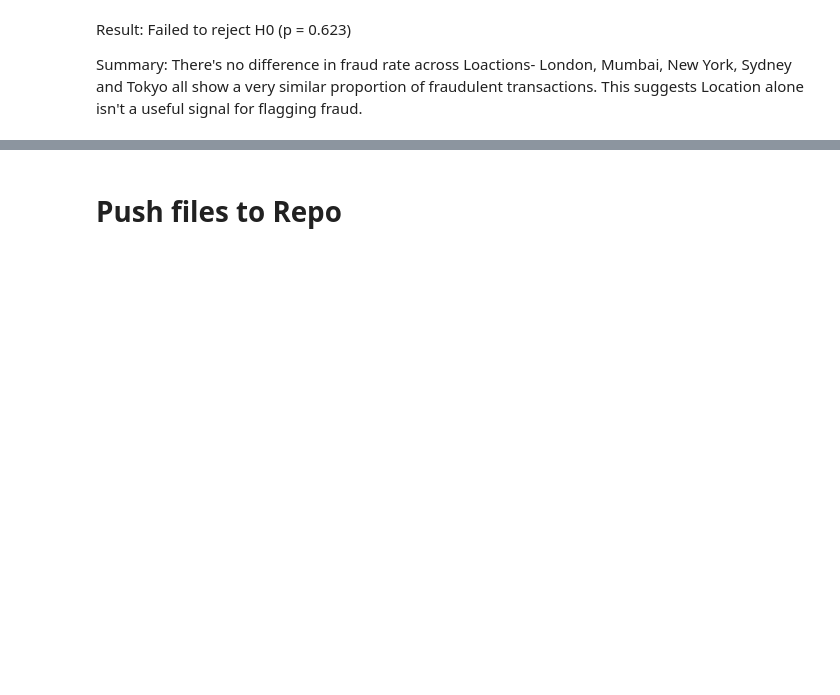
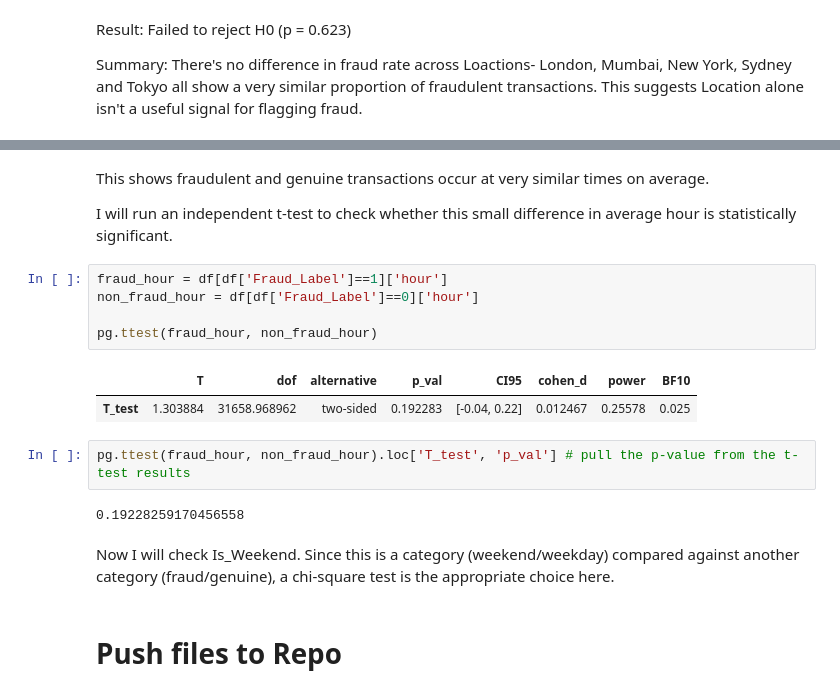
Before and after one commit to navmann99/Fraud-Analysis, a Jupyter notebook: jupyter_notebooks/02-EDA.ipynb, the cells around one changed output, grey strips where cells are left out. Cells and saved outputs as stored; diff of their text form; blank space fills up the shorter version.

```diff
--- a/jupyter_notebooks/02-EDA.ipynb
+++ b/jupyter_notebooks/02-EDA.ipynb
@@ -334,3 +347,21 @@ Summary: There's no difference in fraud rate across Loactions- London, Mumbai, N
+# %% [markdown]
+This shows fraudulent and genuine transactions occur at very similar times on average.
+
+I will run an independent t-test to check whether this small difference in average hour is statistically significant.
+# %%
+fraud_hour = df[df['Fraud_Label']==1]['hour']
+non_fraud_hour = df[df['Fraud_Label']==0]['hour']
+
+pg.ttest(fraud_hour, non_fraud_hour)
+# %% [output]
+|  | T | dof | alternative | p_val | CI95 | cohen_d | power | BF10 |
+| T_test | 1.303884 | 31658.968962 | two-sided | 0.192283 | [-0.04, 0.22] | 0.012467 | 0.25578 | 0.025 |
+# %%
+pg.ttest(fraud_hour, non_fraud_hour).loc['T_test', 'p_val'] # pull the p-value from the t-test results
+# %% [output]
+0.19228259170456558
+# %% [markdown]
+Now  I will check Is_Weekend. Since this is a category (weekend/weekday) compared against another category (fraud/genuine), a chi-square test is the appropriate choice here.
 # %% [markdown]
 # Push files to Repo
 # %% [markdown]
```
Also changed, not shown: parts of 3 cells of this notebook.
